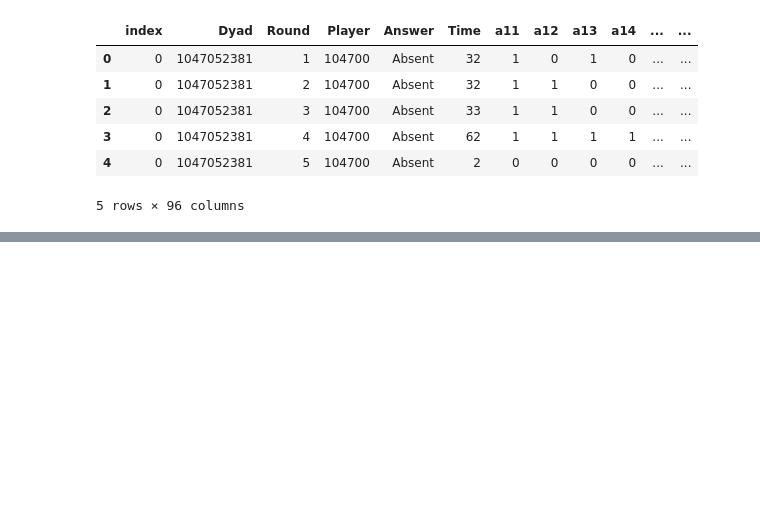
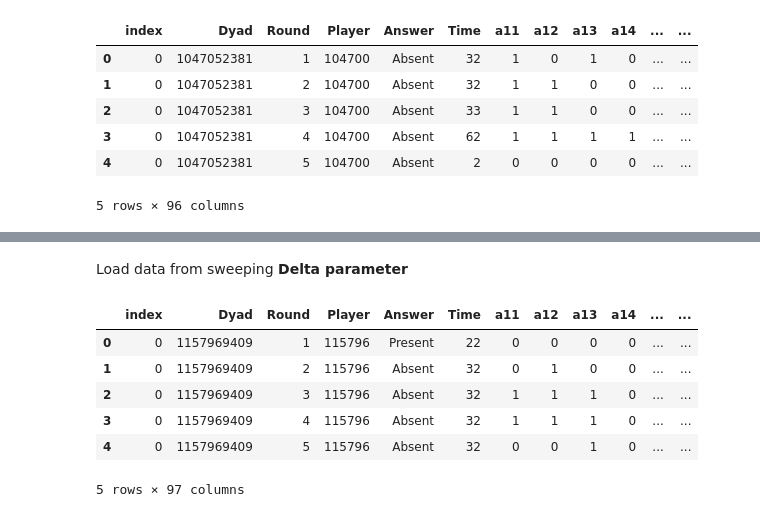
Before and after one commit to Slendercoder/DCL-DataAnalysis, a Jupyter notebook: Python codes/Untitled1.ipynb, the cells around one changed output, grey strips where cells are left out. Drawn from its saved outputs; the diff is of its cells as text; code cells hidden in the pictures; blank space fills up the shorter version.

```diff
--- a/Python codes/Untitled1.ipynb
+++ b/Python codes/Untitled1.ipynb
@@ -25 +50,24 @@ data.head()
+# %% [markdown]
+Load data from sweeping **Delta parameter**
+# %%
+df_list = []
+for p in [0.8, 0.9, 1, 1.1, 1.2]:
+    archivo = '../Data/Sweeps/out_Delta_' + str(p) + '.csv'
+    try:
+        aux = pd.read_csv(archivo)
+        aux['Parameter'] = p
+        df_list.append(aux)
+    except:
+        pass
+
+data = pd.concat(df_list)
+data.head()
+# %% [output]
+|  | index | Dyad | Round | Player | Answer | Time | a11 | a12 | a13 | a14 | ... | ... |
+| 0 | 0 | 1157969409 | 1 | 115796 | Present | 22 | 0 | 0 | 0 | 0 | ... | ... |
+| 1 | 0 | 1157969409 | 2 | 115796 | Absent | 32 | 0 | 1 | 0 | 0 | ... | ... |
+| 2 | 0 | 1157969409 | 3 | 115796 | Absent | 32 | 1 | 1 | 1 | 0 | ... | ... |
+| 3 | 0 | 1157969409 | 4 | 115796 | Absent | 32 | 1 | 1 | 1 | 0 | ... | ... |
+| 4 | 0 | 1157969409 | 5 | 115796 | Absent | 32 | 0 | 0 | 1 | 0 | ... | ... |
+5 rows × 97 columns
 # %%
```
Also changed, not shown: parts of 6 cells of this notebook, 13 other files.
